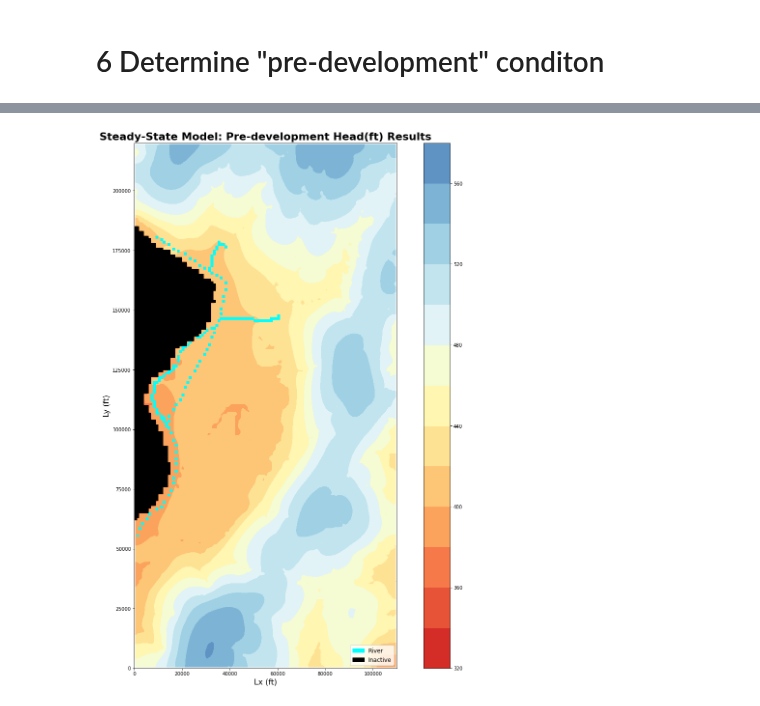
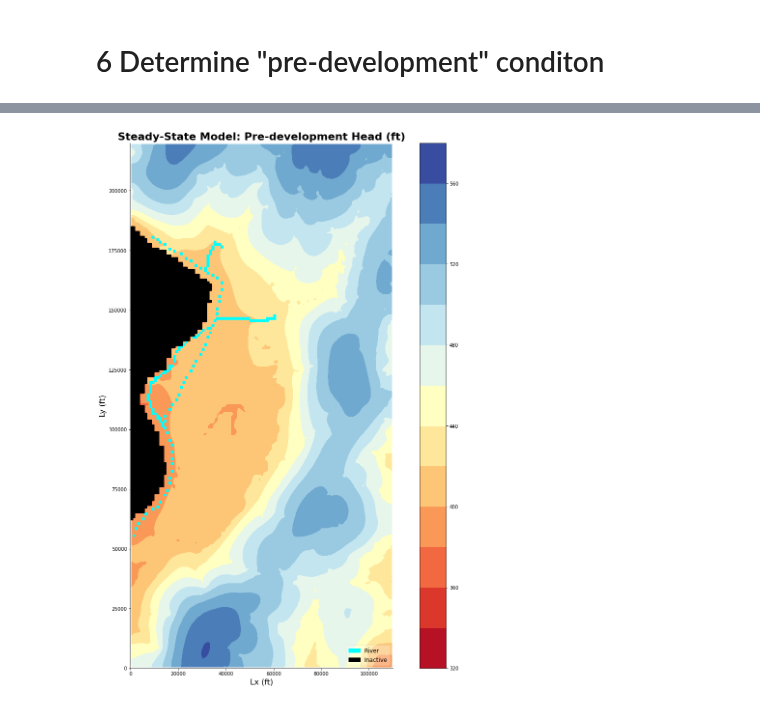
Before and after one commit to Firas-95/GEO572-Project-E.St.Louis, a Jupyter notebook: ESL_model_v3.0.ipynb, the cells around one changed output, grey strips where cells are left out. Saved outputs shown, nothing was run; the diff lists cells and outputs as text; code cells hidden in the pictures.

```diff
--- a/ESL_model_v3.0.ipynb
+++ b/ESL_model_v3.0.ipynb
@@ -546,14 +547,19 @@ def newmap(title, figsize=(20,20), fontsize=16, titlesize=22):
   plt.ylabel('Ly (ft)', fontsize=fontsize)
   plt.title(title, fontsize=titlesize, fontweight='bold')
   model_map = flopy.plot.PlotMapView(model=m, layer=0)
-  # sns.despine() # remove map boundary
+  seaborn.despine() # remove map boundary
   return model_map
 
 
 """Function that add ibound and a river."""
-def add_ibound_riv():
+def add_ibound_riv(flag=0):
   modelmap.plot_bc(ftype='RIV', color='aqua')
   modelmap.plot_ibound()
+  if flag==1: # when flag=1, also add legend.
+    plt.legend(handles=[
+      mp.patches.Patch(color='aqua', label='River'),
+      mp.patches.Patch(color='black', label='Inactive')]
+      ,loc="lower right", framealpha=0.3, fontsize=12)
   return
 
 
@@ -848,17 +855,17 @@ head2 = np.where(head[0] < 0, 321, head[0])
 head2 = np.flipud(head2)  # data was upside down, let's flip it.
 # %%
 """Plot steady-state pre-development head results."""
-modelmap=newmap("Steady-State Model: Pre-development Head(ft) Results")
-plt.colorbar(plt.contourf(X, Y, head2, 14, vmax=620, vmin=300, cmap=plt.cm.RdYlBu))
+modelmap = newmap("Steady-State Model: Pre-development Head (ft)")
+plt.colorbar(plt.contourf(X, Y, head2, 14, vmax=580, vmin=320, cmap=plt.cm.RdYlBu))
 
 plt.legend(handles=[
     mp.patches.Patch(color='cyan', label='River', ec='aqua'),
     mp.patches.Patch(color='black', label='Inactive', ec='black')
 ],
            loc="lower right",
            fontsize=12)
-add_ibound_riv()
+add_ibound_riv(1)
 plt.show()
 # %% [output]
-[figure, old version]
+[figure, new version]
 # %%
```
Also changed, not shown: parts of 14 cells of this notebook.
